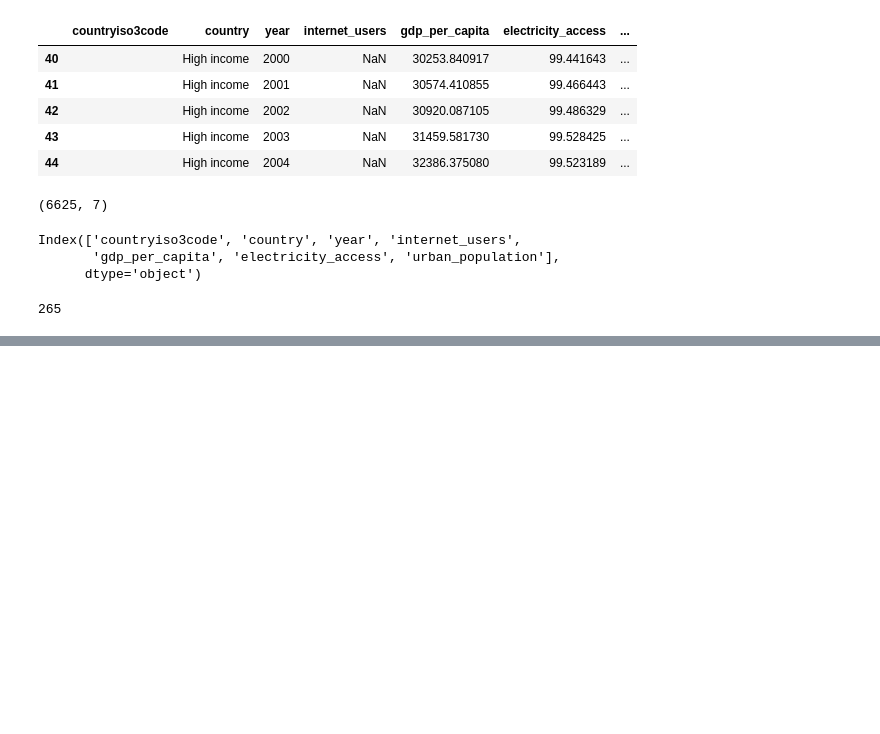
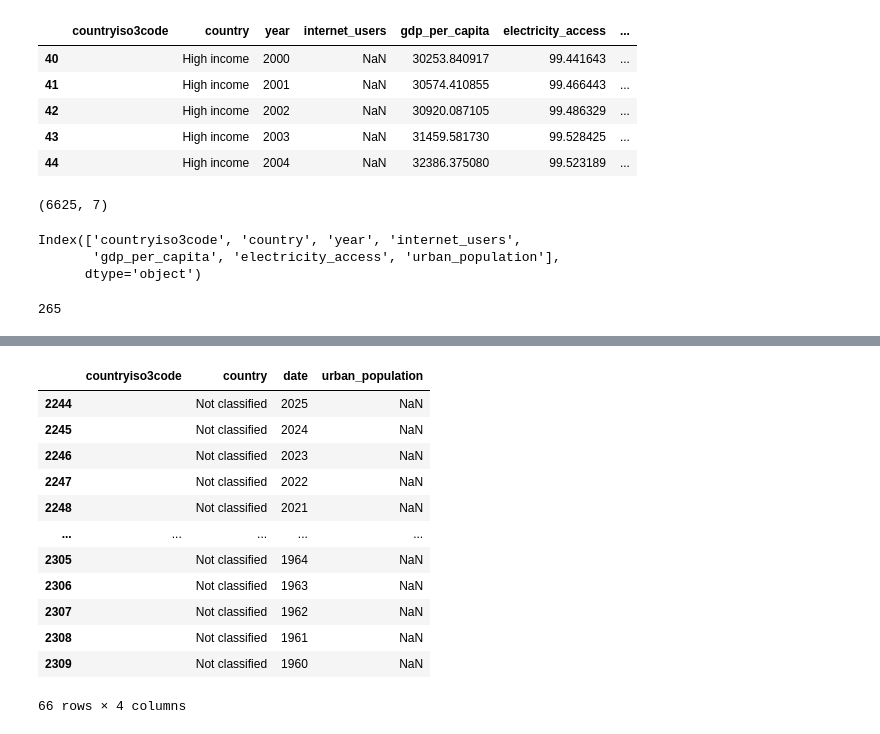
Before and after one commit to chisangachileshe623-ship-it/Africa-Digital-Divide, a Jupyter notebook: 01_africa_digital_divide.ipynb, the cells around one changed output, grey strips where cells are left out. Cells and saved outputs as stored; diff of their text form; code cells hidden in the pictures; blank space fills up the shorter version.

```diff
--- a/01_africa_digital_divide.ipynb
+++ b/01_africa_digital_divide.ipynb
@@ -113,0 +246,16 @@ data["country"].nunique()
+# %%
+df[df["urban_population"].isnull()]
+# %% [output]
+|  | countryiso3code | country | date | urban_population |
+| 2244 |  | Not classified | 2025 | NaN |
+| 2245 |  | Not classified | 2024 | NaN |
+| 2246 |  | Not classified | 2023 | NaN |
+| 2247 |  | Not classified | 2022 | NaN |
+| 2248 |  | Not classified | 2021 | NaN |
+| ... | ... | ... | ... | ... |
+| 2305 |  | Not classified | 1964 | NaN |
+| 2306 |  | Not classified | 1963 | NaN |
+| 2307 |  | Not classified | 1962 | NaN |
+| 2308 |  | Not classified | 1961 | NaN |
+| 2309 |  | Not classified | 1960 | NaN |
+66 rows × 4 columns
```
Also changed, not shown: parts of 16 cells of this notebook.
